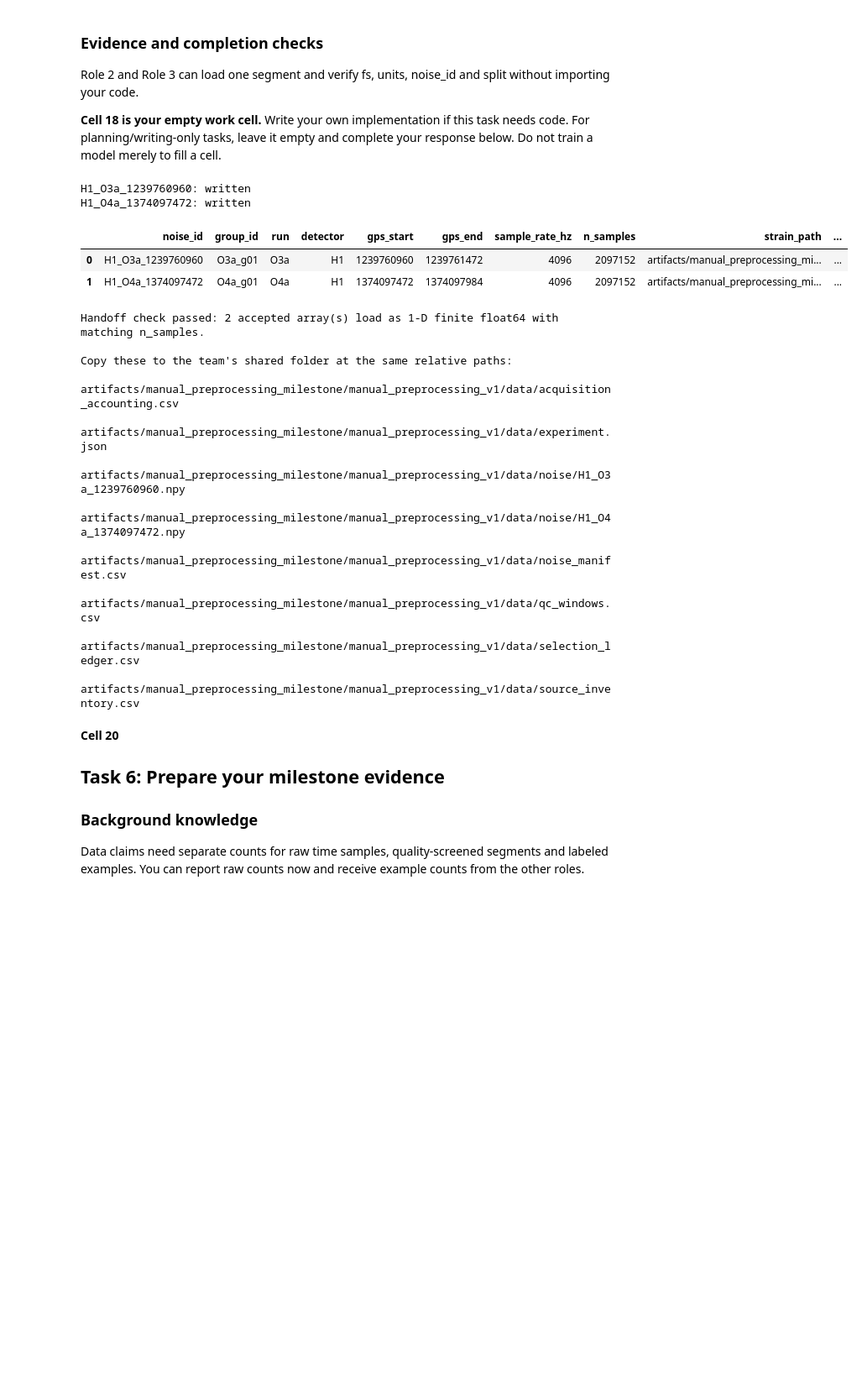
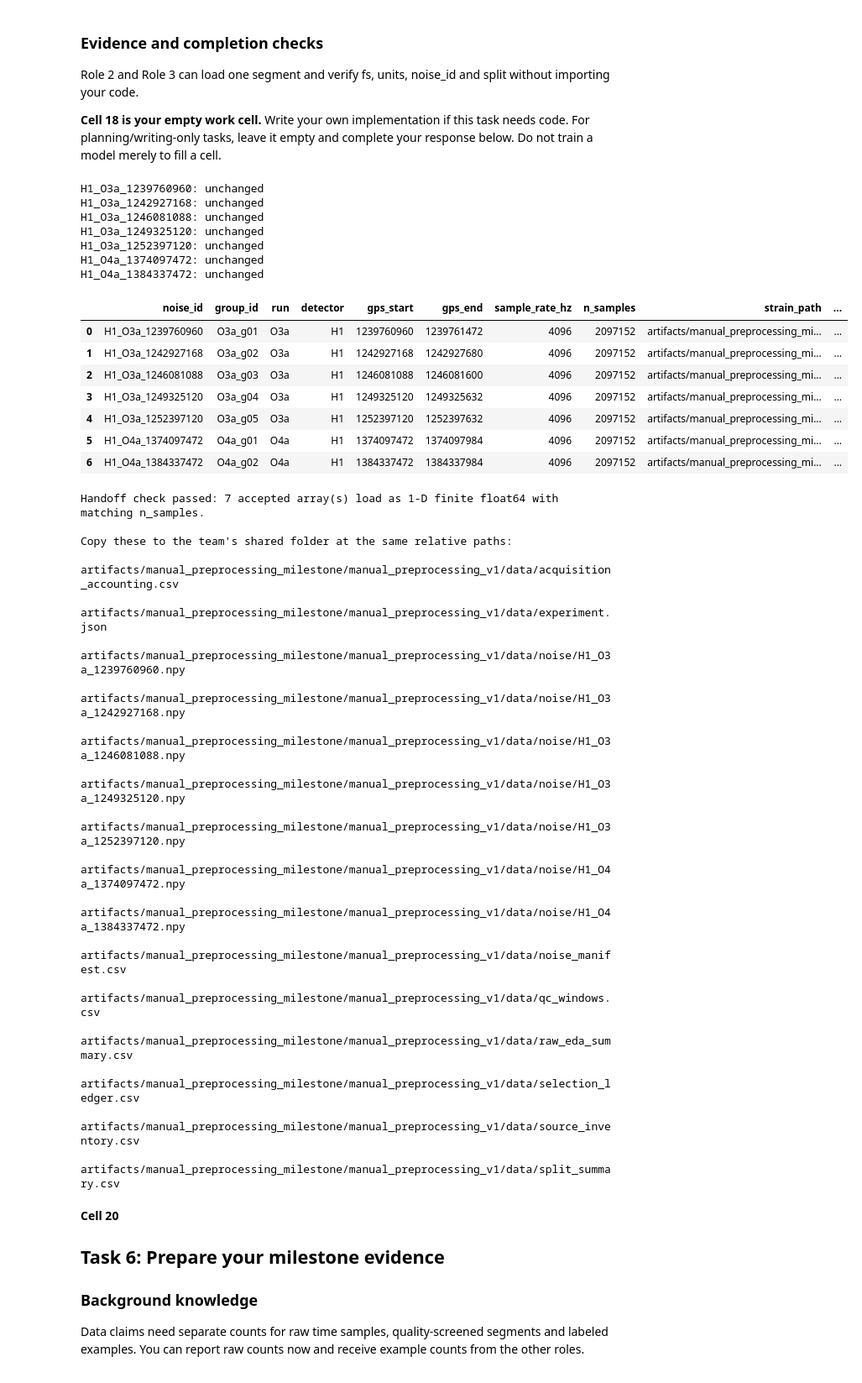
Before and after one commit to alilordifar/ligo-parameter-inference, a Jupyter notebook: notebooks/milestone_preprocessing_roles/01_raw_data_provenance_and_eda.ipynb, the cells around one changed output. Shown at 84% size. Saved outputs shown, nothing was run; the diff lists cells and outputs as text; code cells hidden in the pictures; blank space fills up the shorter version.

```diff
--- a/notebooks/milestone_preprocessing_roles/01_raw_data_provenance_and_eda.ipynb
+++ b/notebooks/milestone_preprocessing_roles/01_raw_data_provenance_and_eda.ipynb
@@ -434,7 +452,7 @@ For each selected window we
   - Convert the window start from GPS to UTC and cross-check against the file's UTC metadata
 """
 
-HANDOFF_GROUPS = ["O3a_g01", "O4a_g01"]   # first handoff; set to list(SELECTED.group_id) to fetch all 7
+HANDOFF_GROUPS = list(SELECTED.group_id)
 GPS_EPOCH = datetime(1980, 1, 6, tzinfo=timezone.utc)
 GPS_MINUS_UTC_SEC = 18                     # leap seconds since 1980; valid for GPS times after 2017-01-01
 LAST_LEAP_SECOND_GPS = 1167264018          # GPS time of 2017-01-01 00:00:00 UTC
@@ -867,0 +1125,22 @@ At least three properly labeled plots and short interpretations.
+# %%
+# Fig 4: blockwise std of all 7 windows
+block_n = BLOCK_SEC * SAMPLE_RATE_HZ
+fig, ax = plt.subplots(figsize=(10, 4.5), constrained_layout=True)
+labelled = set()
+BLOCK_STD = {}
+for gid, x in RAW_WINDOWS.items():
+    run = group_info.loc[gid, "run"]
+    n_blocks = x.size // block_n
+    block_std = x[: n_blocks * block_n].reshape(n_blocks, block_n).std(axis=1)
+    BLOCK_STD[gid] = block_std
+    centres = (np.arange(n_blocks) + 0.5) * BLOCK_SEC
+    ax.plot(centres, block_std, color=RUN_COLORS[run], linewidth=1.2, marker="o", markersize=2.5,
+            label=f"{run} ({(SELECTED['run'] == run).sum()} windows)" if run not in labelled else None)
+    labelled.add(run)
+ax.set_yscale("log")
+ax.set_xlim(0, SEGMENT_DURATION_SEC)
+ax.set_xlabel("Time since window start (s)")
+ax.set_ylabel(f"Std of strain per {BLOCK_SEC} s block")
+ax.set_title(f"Fig 4. Blockwise standard deviation ({BLOCK_SEC} s blocks) for all 7 source windows", loc="left")
+ax.legend(title="Run", loc="upper left", bbox_to_anchor=(1.01, 1))   # outside the plot, clear of the data
+save_fig(fig, "fig4_blockwise_std")
@@ -880,3 +1201,16 @@ Assign each accepted source group one split. Check GPS overlap, prohibit group r
 A group-disjoint split audit and source-duration/sample-count table per run and split.
 
 **Cell 15 is your empty work cell.** Write your own implementation if this task needs code. For planning/writing-only tasks, leave it empty and complete your response below. Do not train a model merely to fill a cell.
+# %%
+"""
+Audit the frozen source-group split and summarise it per run and split.
+Splits were assigned at selection time, and here we'll prove they are group-disjoint and
+time-separated, and record raw durations plus an upper bound on examples. Actual example
+counts are measured later by Roles 2 and 3.
+"""
+
+BUFFER_SEC = FINAL_WINDOW_SEC + 2 * 15.0     # Role 3's crop (Noah) + required padding on each side. Currently sums up to 34s (4s + 15s on each side).
+MIN_GROUPS = {("O3a", "train"): 3, ("O3a", "validation"): 1, ("O3a", "O3a_test"): 1, ("O4a", "O4a_test"): 2}
+
+accepted_ids = QC.loc[QC["quality_status"] == "accepted", "group_id"]
+groups = SELECTED[SELECTED["group_id"].isin(accepted_ids)].sort_values("gps_start").reset_index(drop=True)
@@ -1013,57 +1441,76 @@ experiment = {
     "anchors_gps": ANCHOR_GPS,
     "planned_groups": SELECTED[["group_id", "run", "split", "gps_start", "gps_end"]].to_dict(orient="records"),
     "qc_rules": ["R1 1-D, 512 s x 4096 Hz", "R2 all samples finite (no interpolation)",
-                 "R3 DATA, CBC_CAT1, CBC_CAT2 set every second", "R4 NO_CBC_HW_INJ, NO_BURST_HW_INJ set every second"],
+                 "R3 DATA, CBC_CAT1, CBC_CAT2 set every second", "R4 NO_CBC_HW_INJ, NO_BURST_HW_INJ set every second",
+                 "R5 no 8 s block std > 3x the window median (added after EDA)"],
     "counts": ACCOUNTING.to_dict(),
     "outputs": {name: repo_relative(DATA_DIR / name) for name in
                 ["noise_manifest.csv", "source_inventory.csv", "selection_ledger.csv",
-                 "acquisition_accounting.csv", "qc_windows.csv"]} | {"noise_dir": repo_relative(NOISE_DIR)},
+                 "acquisition_accounting.csv", "qc_windows.csv", "split_summary.csv", "raw_eda_summary.csv"]} |
+                 {"noise_dir": repo_relative(NOISE_DIR)},
     "software": SOFTWARE_VERSIONS,
 }
 with open(DATA_DIR / "experiment.json", "w") as f:
     json.dump(experiment, f, indent=2, default=to_jsonable)
 
 
 # Handoff check. Assert that the csv file matches the format we want
 check = pd.read_csv(DATA_DIR / "noise_manifest.csv")
 assert list(check.columns) == MANIFEST_COLUMNS, "manifest columns differ from the contract"
 assert check["noise_id"].is_unique, "noise_id must be unique"
 assert (check.loc[check["run"] == "O4a", "split"] == "O4a_test").all(), "O4a must be test-only"
 assert (check.groupby("group_id")["split"].nunique() == 1).all(), "a group appears in more than one split"
 assert (check["gps_end"] - check["gps_start"] == check["n_samples"] / check["sample_rate_hz"]).all()
 
 accepted = check[check["quality_status"].str.lower() == "accepted"]
 assert len(accepted) > 0, "no accepted rows to hand off"
 for row in accepted.itertuples():
     arr = np.load(PROJECT_ROOT / row.strain_path, allow_pickle=False)
     assert arr.ndim == 1 and arr.size == row.n_samples, f"{row.noise_id}: shape {arr.shape} vs n_samples {row.n_samples}"
     assert arr.dtype == np.float64 and np.isfinite(arr).all(), f"{row.noise_id}: dtype/finite check failed"
     assert row.sample_rate_hz == SAMPLE_RATE_HZ
 with open(DATA_DIR / "experiment.json") as f:
     assert json.load(f)["experiment_id"] == EXPERIMENT_ID
 
 display(check)
 print(f"Handoff check passed: {len(accepted)} accepted array(s) load as 1-D finite float64 with matching n_samples.")
 print("\nCopy these to the team's shared folder at the same relative paths:")
 for p in sorted([*DATA_DIR.glob("*.csv"), DATA_DIR / "experiment.json", *NOISE_DIR.glob("*.npy")]):
     print("  ", repo_relative(p))
 # %% [output]
-H1_O3a_1239760960: written
-H1_O4a_1374097472: written
+H1_O3a_1239760960: unchanged
+H1_O3a_1242927168: unchanged
+H1_O3a_1246081088: unchanged
+H1_O3a_1249325120: unchanged
+H1_O3a_1252397120: unchanged
+H1_O4a_1374097472: unchanged
+H1_O4a_1384337472: unchanged
 |  | noise_id | group_id | run | detector | gps_start | gps_end | sample_rate_hz | n_samples | strain_path | ... |
 | 0 | H1_O3a_1239760960 | O3a_g01 | O3a | H1 | 1239760960 | 1239761472 | 4096 | 2097152 | artifacts/manual_preprocessing_mi... | ... |
-| 1 | H1_O4a_1374097472 | O4a_g01 | O4a | H1 | 1374097472 | 1374097984 | 4096 | 2097152 | artifacts/manual_preprocessing_mi... | ... |
+| 1 | H1_O3a_1242927168 | O3a_g02 | O3a | H1 | 1242927168 | 1242927680 | 4096 | 2097152 | artifacts/manual_preprocessing_mi... | ... |
+| 2 | H1_O3a_1246081088 | O3a_g03 | O3a | H1 | 1246081088 | 1246081600 | 4096 | 2097152 | artifacts/manual_preprocessing_mi... | ... |
+| 3 | H1_O3a_1249325120 | O3a_g04 | O3a | H1 | 1249325120 | 1249325632 | 4096 | 2097152 | artifacts/manual_preprocessing_mi... | ... |
+| 4 | H1_O3a_1252397120 | O3a_g05 | O3a | H1 | 1252397120 | 1252397632 | 4096 | 2097152 | artifacts/manual_preprocessing_mi... | ... |
+| 5 | H1_O4a_1374097472 | O4a_g01 | O4a | H1 | 1374097472 | 1374097984 | 4096 | 2097152 | artifacts/manual_preprocessing_mi... | ... |
+| 6 | H1_O4a_1384337472 | O4a_g02 | O4a | H1 | 1384337472 | 1384337984 | 4096 | 2097152 | artifacts/manual_preprocessing_mi... | ... |
-Handoff check passed: 2 accepted array(s) load as 1-D finite float64 with matching n_samples.
+Handoff check passed: 7 accepted array(s) load as 1-D finite float64 with matching n_samples.
 
 Copy these to the team's shared folder at the same relative paths:
    artifacts/manual_preprocessing_milestone/manual_preprocessing_v1/data/acquisition_accounting.csv
    artifacts/manual_preprocessing_milestone/manual_preprocessing_v1/data/experiment.json
    artifacts/manual_preprocessing_milestone/manual_preprocessing_v1/data/noise/H1_O3a_1239760960.npy
+   artifacts/manual_preprocessing_milestone/manual_preprocessing_v1/data/noise/H1_O3a_1242927168.npy
+   artifacts/manual_preprocessing_milestone/manual_preprocessing_v1/data/noise/H1_O3a_1246081088.npy
+   artifacts/manual_preprocessing_milestone/manual_preprocessing_v1/data/noise/H1_O3a_1249325120.npy
+   artifacts/manual_preprocessing_milestone/manual_preprocessing_v1/data/noise/H1_O3a_1252397120.npy
    artifacts/manual_preprocessing_milestone/manual_preprocessing_v1/data/noise/H1_O4a_1374097472.npy
+   artifacts/manual_preprocessing_milestone/manual_preprocessing_v1/data/noise/H1_O4a_1384337472.npy
    artifacts/manual_preprocessing_milestone/manual_preprocessing_v1/data/noise_manifest.csv
    artifacts/manual_preprocessing_milestone/manual_preprocessing_v1/data/qc_windows.csv
+   artifacts/manual_preprocessing_milestone/manual_preprocessing_v1/data/raw_eda_summary.csv
    artifacts/manual_preprocessing_milestone/manual_preprocessing_v1/data/selection_ledger.csv
    artifacts/manual_preprocessing_milestone/manual_preprocessing_v1/data/source_inventory.csv
+   artifacts/manual_preprocessing_milestone/manual_preprocessing_v1/data/split_summary.csv
 # %% [markdown]
 **Cell 20**
 
```
Also changed, not shown: parts of 17 cells of this notebook.
